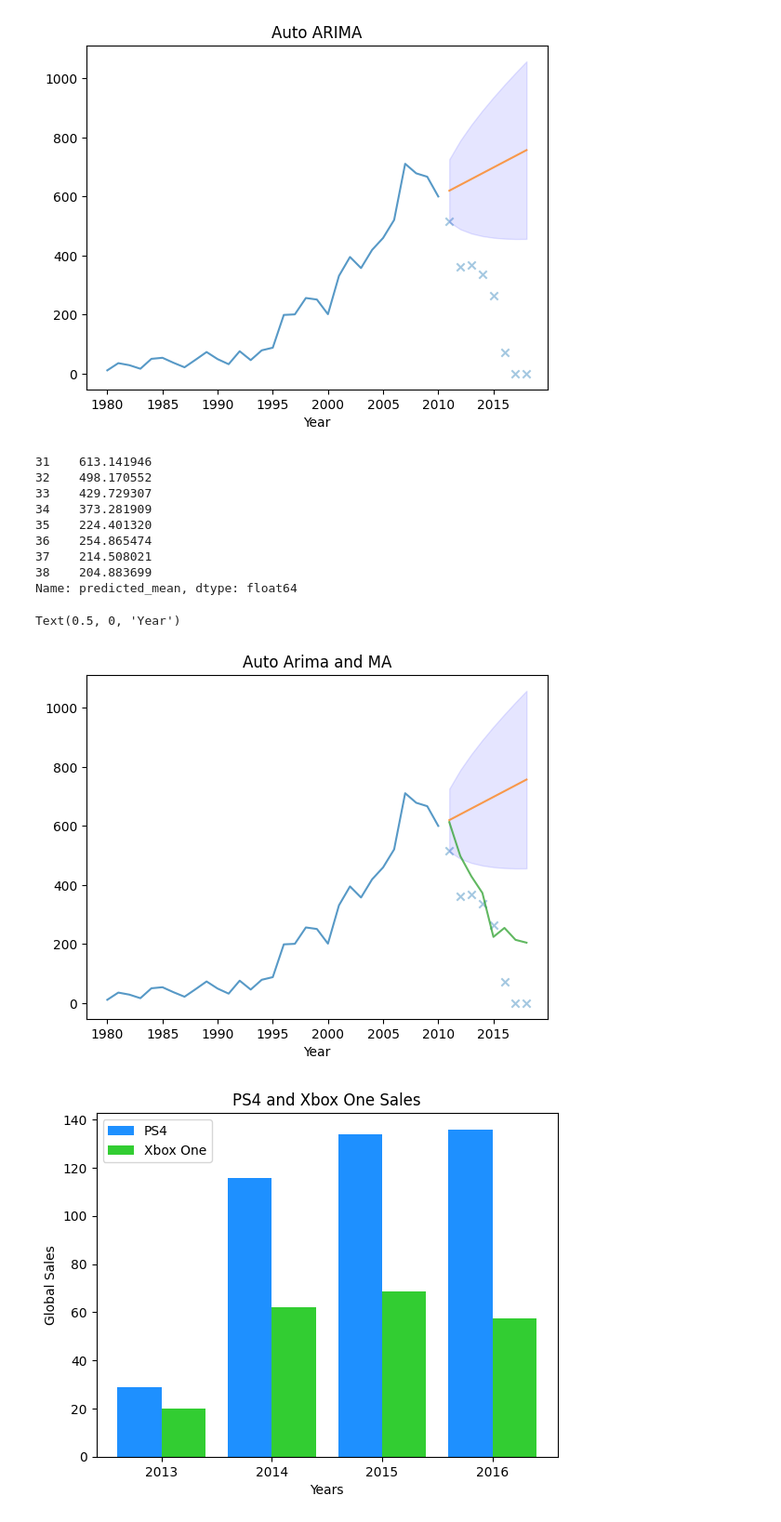
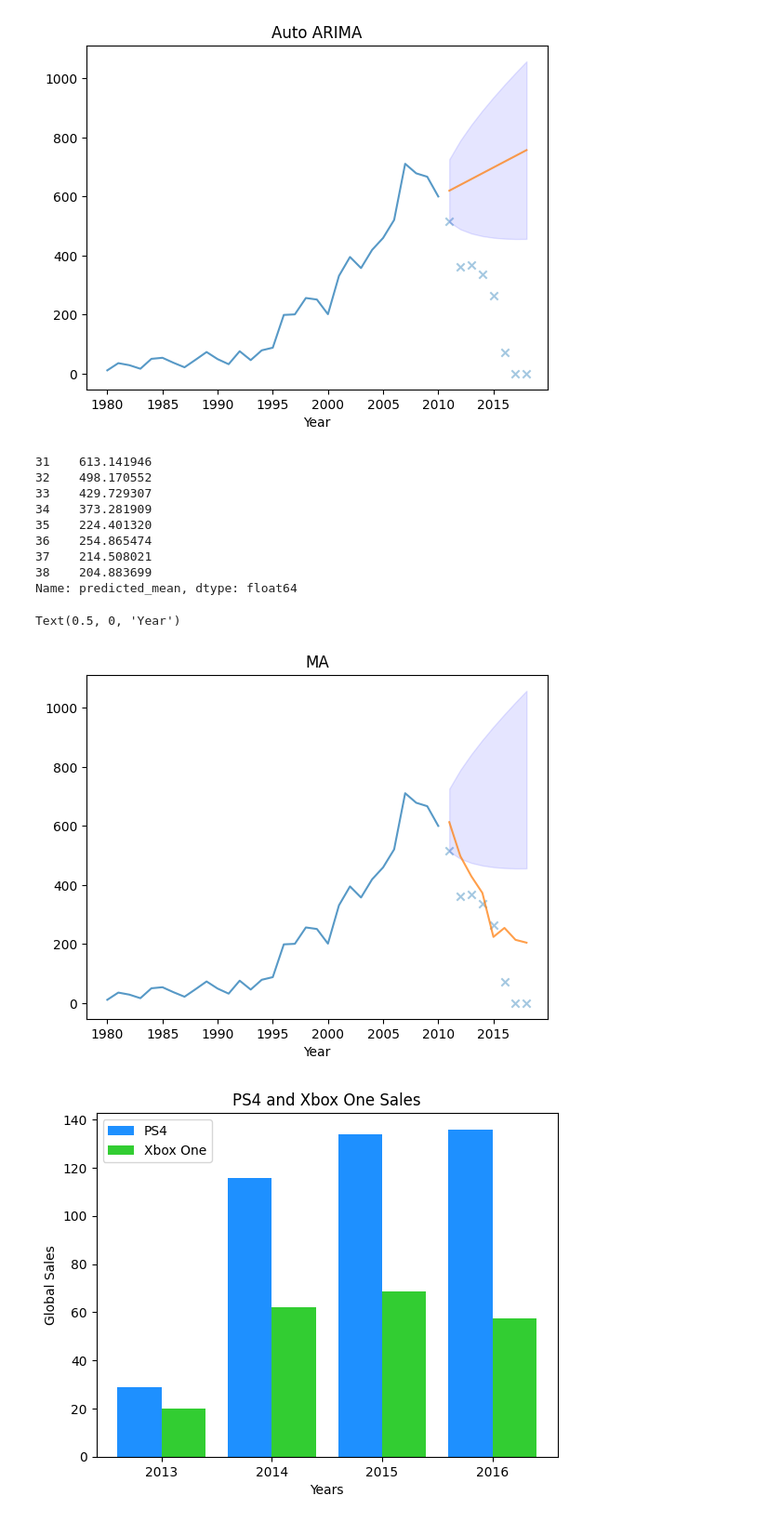
Before and after one commit to devrhathi/videogames_sales, a Jupyter notebook: Analysis/temp.ipynb, the cells around one changed output. Shown at 93% size. Cells and saved outputs as stored; diff of their text form; code cells hidden in the pictures.

```diff
--- a/Analysis/temp.ipynb
+++ b/Analysis/temp.ipynb
@@ -64,36 +64,36 @@ from statsmodels.graphics.tsaplots import plot_predict
 model = ARIMA(train, order=(0,0,10))
 model_fitted  = model.fit()
 predictions = model_fitted.forecast(len(test))
 print(predictions)
 # model_fitted.plot
 # modelfit.plot_predict(dynamic = False)
 
 x_axis = np.arange(train.shape[0] + preds.shape[0])
 x_years = x_axis + 1980  # Year starts at 1821
 
 plt.plot(x_years[x_axis[:train.shape[0]]], train, alpha=0.75)
-plt.plot(x_years[x_axis[train.shape[0]:]], preds, alpha=0.75) # forecast lynx
+# plt.plot(x_years[x_axis[train.shape[0]:]], preds, alpha=0.75) # forecast lynx
 plt.plot(x_years[x_axis[train.shape[0]:]], predictions, alpha=0.75)  # Forecast arima
 plt.scatter(x_years[x_axis[train.shape[0]:]], test,
             alpha=0.4, marker='x')  # Test data
 plt.fill_between(x_years[x_axis[-preds.shape[0]:]],
                  conf_int[:, 0], conf_int[:, 1],
                  alpha=0.1, color='b')
-plt.title("Auto Arima and MA")
+plt.title("MA")
 plt.xlabel("Year")
 # predictions.plot()
 # %% [output]
 31    613.141946
 32    498.170552
 33    429.729307
 34    373.281909
 35    224.401320
 36    254.865474
 37    214.508021
 38    204.883699
 Name: predicted_mean, dtype: float64
 Text(0.5, 0, 'Year')
-[figure, old version]
+[figure, new version]
 # %%
 df = pd.read_csv('../Datasets/PS4_GamesSales.csv', parse_dates=['Year'], encoding='latin1')
 df["Year"].fillna(df["Year"].median(),inplace = True)
```
Also changed, not shown: parts of 4 cells of this notebook, 3 other files.
